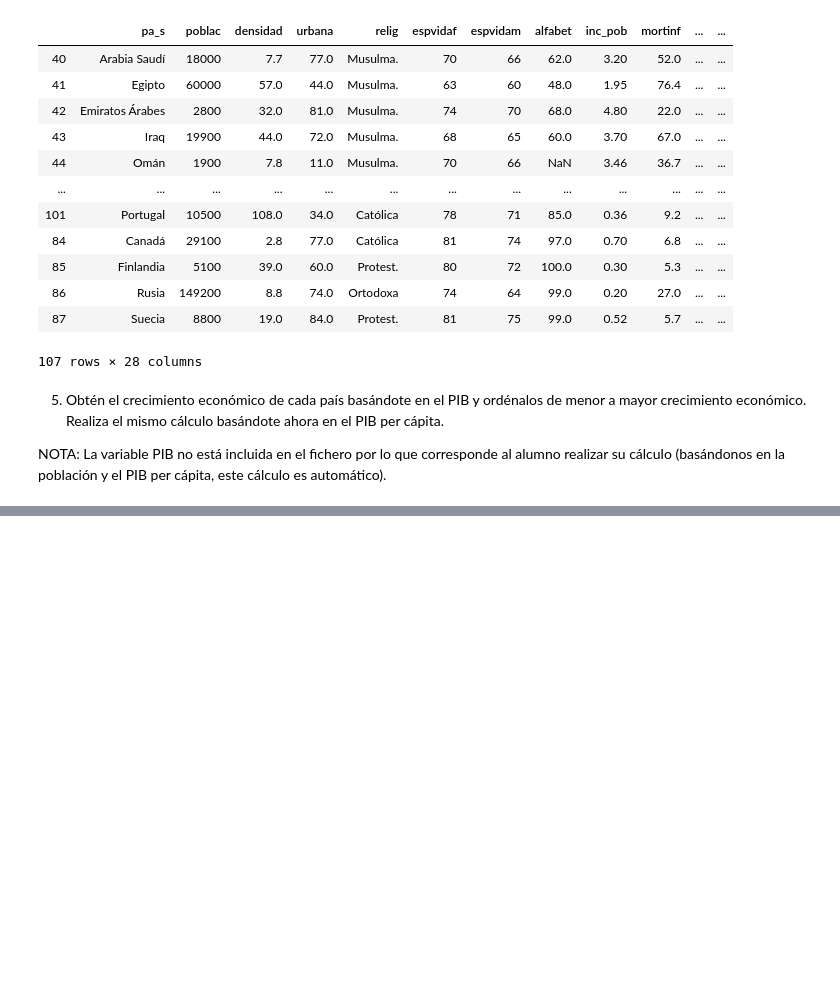
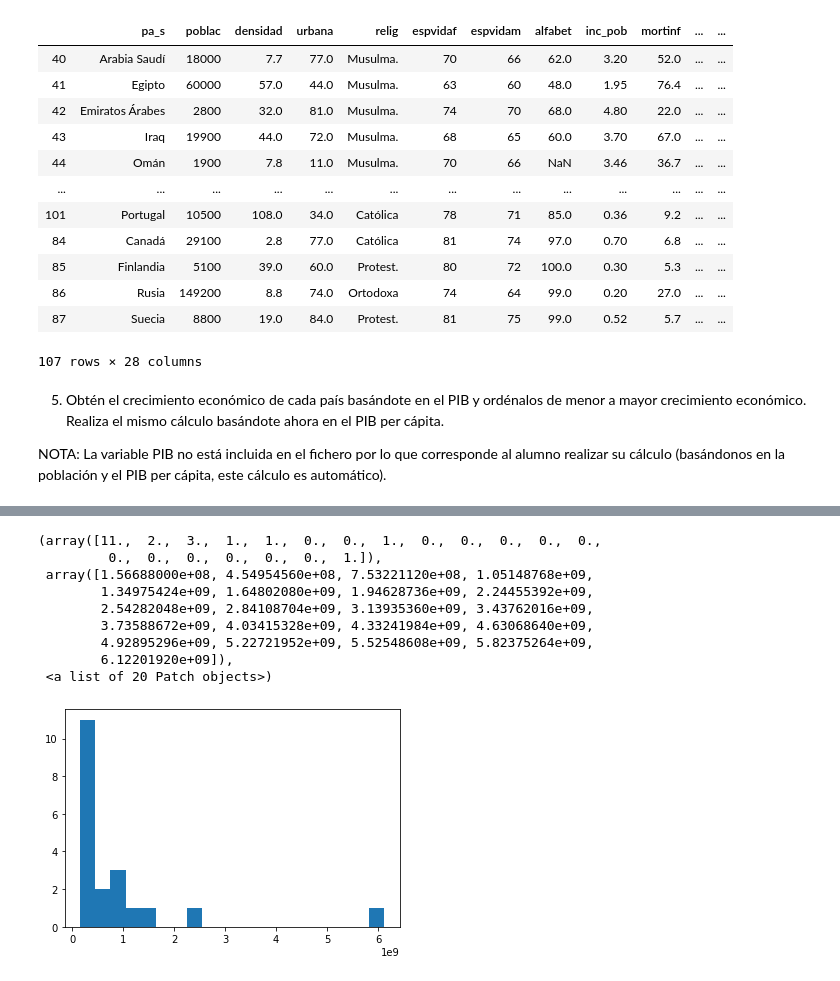
Before and after one commit to AnaFernandezCruz/ProgramacionOrientadaCD, a Jupyter notebook: PracticaPythonModoJesus.ipynb, the cells around one changed output, grey strips where cells are left out. Saved outputs shown, nothing was run; the diff lists cells and outputs as text; code cells hidden in the pictures; blank space fills up the shorter version.

```diff
--- a/PracticaPythonModoJesus.ipynb
+++ b/PracticaPythonModoJesus.ipynb
@@ -214,3 +216,6 @@ df_merged.sort_values(by=['tasa_nat.Mean', 'tasa_mor.Mean'] ,ascending=False)
 5. Obtén el crecimiento económico de cada país basándote en el PIB y ordénalos de menor a mayor crecimiento económico. Realiza el mismo cálculo basándote ahora en el PIB per cápita.
 
 NOTA: La variable PIB no está incluida en el fichero por lo que corresponde al alumno realizar su cálculo (basándonos en la población y el PIB per cápita, este cálculo es automático).
+# %%
+df['pib'] = df.pib_cap * df.poblac
+df.sort_values(by=['pib'] ,ascending=True)
@@ -216,0 +254,4 @@ NOTA: La variable PIB no está incluida en el fichero por lo que corresponde al
+# %%
+dfPib = df.sort_values(by=['pib'] ,ascending=False)
+dfPibHigher20 = dfPib.head(20)
+dfPibHigher20
@@ -216,0 +277,13 @@ NOTA: La variable PIB no está incluida en el fichero por lo que corresponde al
+# %%
+plt.hist(x=dfPibHigher20['pib'], bins=20)
+# %% [output]
+(array([11.,  2.,  3.,  1.,  1.,  0.,  0.,  1.,  0.,  0.,  0.,  0.,  0.,
+         0.,  0.,  0.,  0.,  0.,  0.,  1.]),
+ array([1.56688000e+08, 4.54954560e+08, 7.53221120e+08, 1.05148768e+09,
+        1.34975424e+09, 1.64802080e+09, 1.94628736e+09, 2.24455392e+09,
+        2.54282048e+09, 2.84108704e+09, 3.13935360e+09, 3.43762016e+09,
+        3.73588672e+09, 4.03415328e+09, 4.33241984e+09, 4.63068640e+09,
+        4.92895296e+09, 5.22721952e+09, 5.52548608e+09, 5.82375264e+09,
+        6.12201920e+09]),
+ <a list of 20 Patch objects>)
+[figure, added]
```
Also changed, not shown: parts of 11 cells of this notebook.
